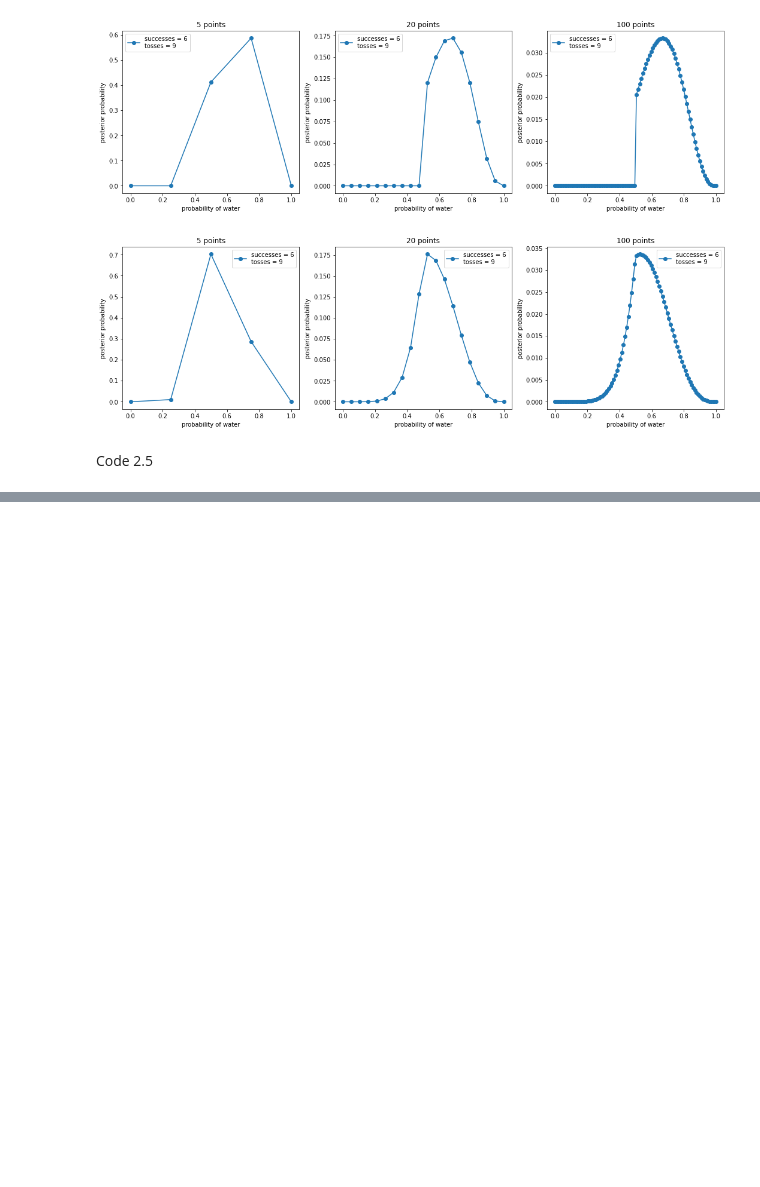
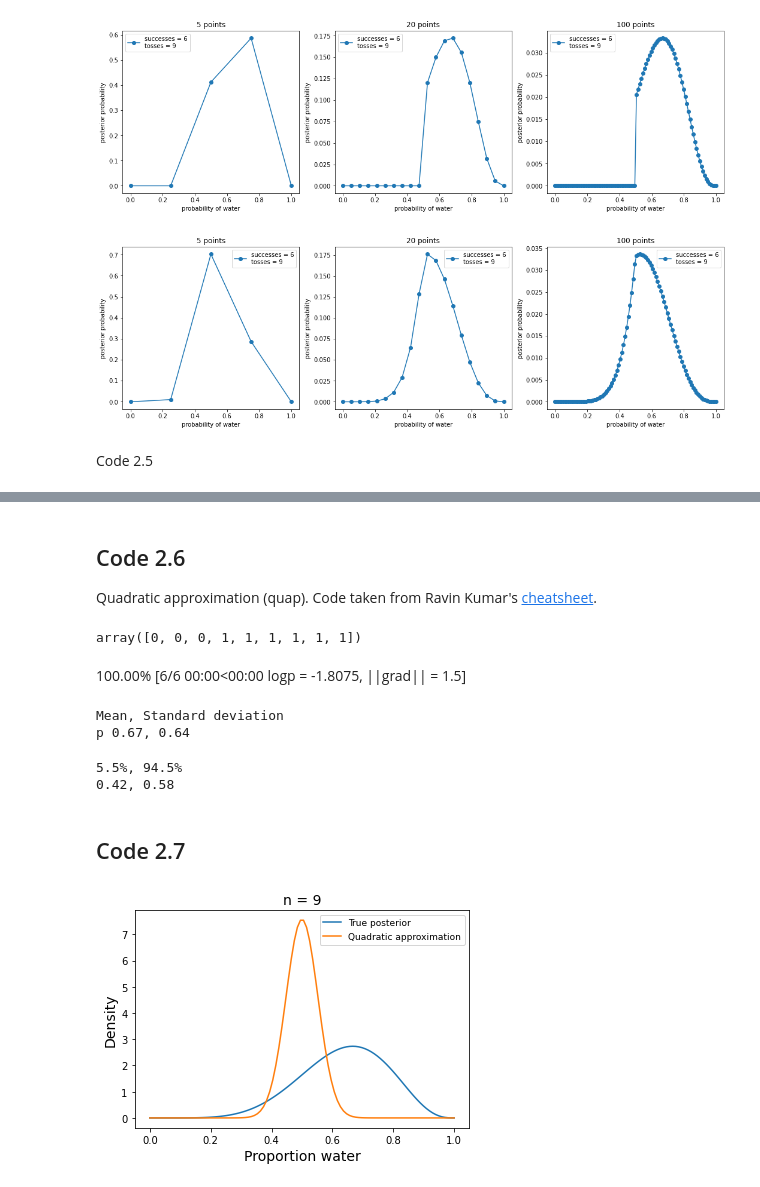
Before and after one commit to mdmanurung/rethinking-pymc, a Jupyter notebook: chapters/chapter_02.ipynb, the cells around one changed output, grey strips where cells are left out. Saved outputs shown, nothing was run; the diff lists cells and outputs as text; code cells hidden in the pictures; blank space fills up the shorter version.

```diff
--- a/chapters/chapter_02.ipynb
+++ b/chapters/chapter_02.ipynb
@@ -96,0 +95,55 @@ Code 2.6
+# %% [markdown]
+## Code 2.6
+
+Quadratic approximation (quap).
+Code taken from Ravin Kumar's [cheatsheet](https://ravinkumar.com/pages/InferenceCheatsheet.html).
+# %%
+data = np.repeat((0, 1), (3, 6))
+data
+# %% [output]
+array([0, 0, 0, 1, 1, 1, 1, 1, 1])
+# %%
+with pm.Model() as normal_approximation:
+    # prior
+    p = pm.Uniform("p", 0, 1)
+    # likelihood
+    w = pm.Binomial("w", n=len(data), p=p, observed=data.sum())
+    # inference
+    mean_q = pm.find_MAP() # mean
+    std_q = ((1/pm.find_hessian(mean_q, vars=[p]))**0.5)[0] # variance
+
+print("Mean, Standard deviation\np {:.2}, {:.2}".format(mean_q["p"], std_q[0]))
+# %% [output]
+100.00% [6/6 00:00<00:00 logp = -1.8075, ||grad|| = 1.5]
+Mean, Standard deviation
+p 0.67, 0.64
+# %%
+# Compute the 89% percentile interval
+norm = stats.norm(mean_q, std_q)
+prob = 0.89
+z = stats.norm.ppf([(1 - prob) / 2, (1 + prob) / 2])
+pi = mean_q["prior"] + std_q * z
+print("5.5%, 94.5% \n{:.2}, {:.2}".format(pi[0], pi[1]))
+# %% [output]
+5.5%, 94.5%
+0.42, 0.58
+# %% [markdown]
+## Code 2.7
+# %%
+w, n = 6, 9
+x = np.linspace(0, 1, 100)
+plt.plot(x, stats.beta.pdf(x , w+1, n-w+1),
+         label='True posterior')
+
+# quadratic approximation
+plt.plot(x, stats.norm.pdf(x, mean_q['prior'], std_q),
+         label='Quadratic approximation')
+plt.legend(loc=0, fontsize=9)
+
+plt.title('n = {}'.format(n), fontsize=14)
+plt.xlabel('Proportion water', fontsize=14)
+plt.ylabel('Density', fontsize=14);
+
+#TODO: something's wrong here
+# %% [output]
+[figure, added]
```
Also changed, not shown: parts of 1 cell of this notebook.
